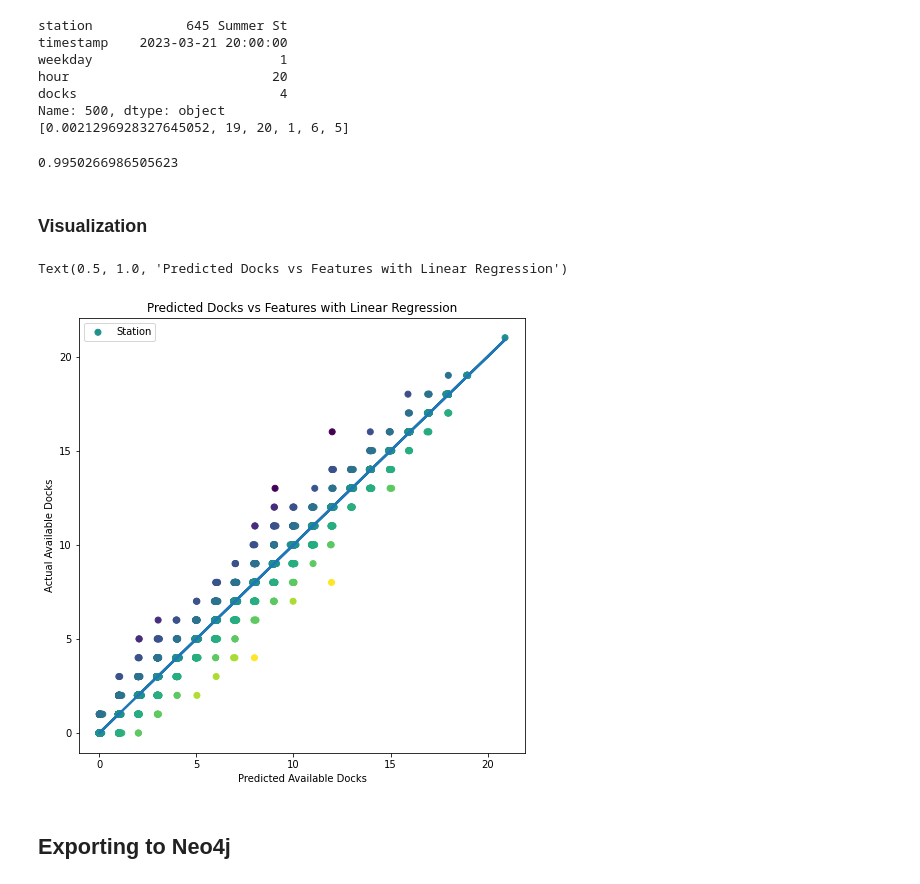
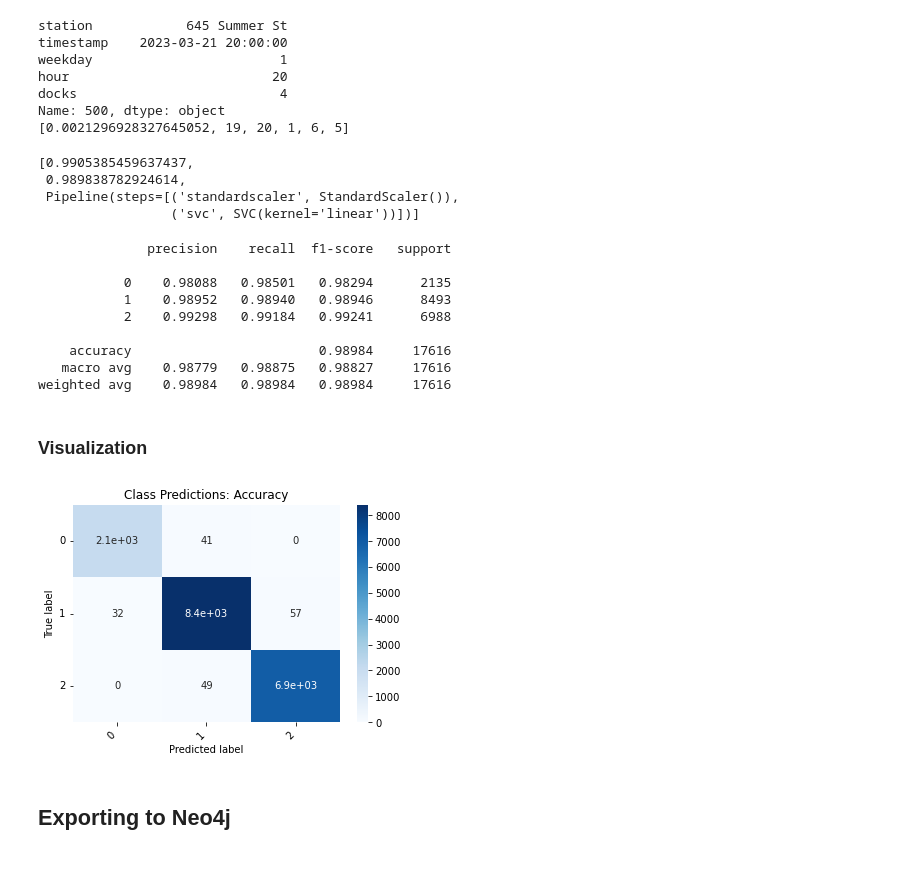
Before and after one commit to fzyang1227/bluebikes, a Jupyter notebook: DS4300_Project_Updated.ipynb, the cells around one changed output. Cells and saved outputs as stored; diff of their text form; code cells hidden in the pictures.

Commit message:
updated model to classifier (with visualization), updated neo4j to include trip distance and popularity, saved Cypher command for easy upload later

```diff
--- a/DS4300_Project_Updated.ipynb
+++ b/DS4300_Project_Updated.ipynb
@@ -586,20 +625,59 @@ ypred = reg.predict(x_test)
-# %%
-r2_score(y_test, ypred)
-# %% [output]
-0.9950266986505623
+# %%
+# creating training and testing data
+x_train, x_test, y_train, y_test = train_test_split(features_df, outputs, test_size=0.25)
+
+acc_list = svm_accuracy(x_train, y_train, x_test, y_test, 'linear')
+acc_list
+# %% [output]
+[0.9905385459637437,
+ 0.989838782924614,
+ Pipeline(steps=[('standardscaler', StandardScaler()),
+                 ('svc', SVC(kernel='linear'))])]
+# %%
+print(sk.metrics.classification_report(acc_list[2].predict(x_test), y_test, digits=5))
+# %% [output]
+              precision    recall  f1-score   support
+
+           0    0.98088   0.98501   0.98294      2135
+           1    0.98952   0.98940   0.98946      8493
+           2    0.99298   0.99184   0.99241      6988
+
+    accuracy                        0.98984     17616
+   macro avg    0.98779   0.98875   0.98827     17616
+weighted avg    0.98984   0.98984   0.98984     17616
 # %% [markdown]
 ### Visualization
-# %%
-plt.scatter(ypred, y_test, c=(ypred-y_test),cmap=cm.viridis,  marker='o', label='Station')
-plt.plot(ypred, ypred, linewidth=2.5)
-plt.legend()
-plt.gcf().set_size_inches(8, 8)
-plt.xlabel('Predicted Available Docks')
-plt.ylabel('Actual Available Docks')
-plt.title('Predicted Docks vs Features with Linear Regression')
-# %% [output]
-Text(0.5, 1.0, 'Predicted Docks vs Features with Linear Regression')
-[figure, removed]
+# %%
+conmat = confusion_matrix(y_test, acc_list[2].predict(x_test))
+
+val = np.mat(conmat)
+
+classnames = list(set(y_train))
+
+df_cm = pd.DataFrame(
+
+        val, index=classnames, columns=classnames,
+
+    )
+
+
+plt.figure()
+
+heatmap = sns.heatmap(df_cm, annot=True, cmap="Blues")
+
+heatmap.yaxis.set_ticklabels(heatmap.yaxis.get_ticklabels(), rotation=0, ha='right')
+
+heatmap.xaxis.set_ticklabels(heatmap.xaxis.get_ticklabels(), rotation=45, ha='right')
+
+plt.ylabel('True label')
+
+plt.xlabel('Predicted label')
+
+plt.title('Class Predictions: Accuracy')
+
+plt.show()
+# %% [output]
+[figure, added]
 # %% [markdown]
 ## Exporting to Neo4j
 # %%
```
Also changed, not shown: parts of 20 cells of this notebook, 2 other files.
